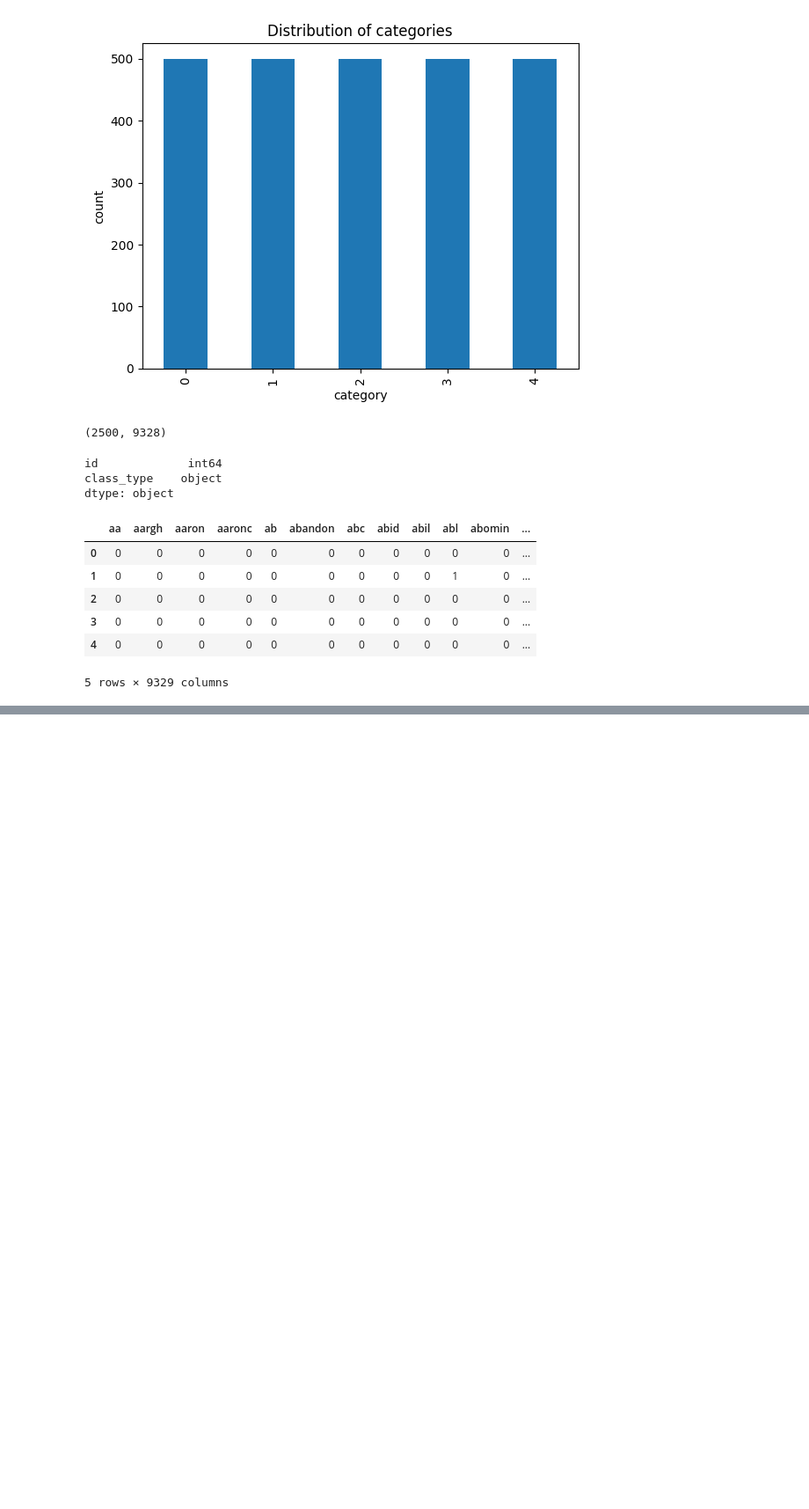
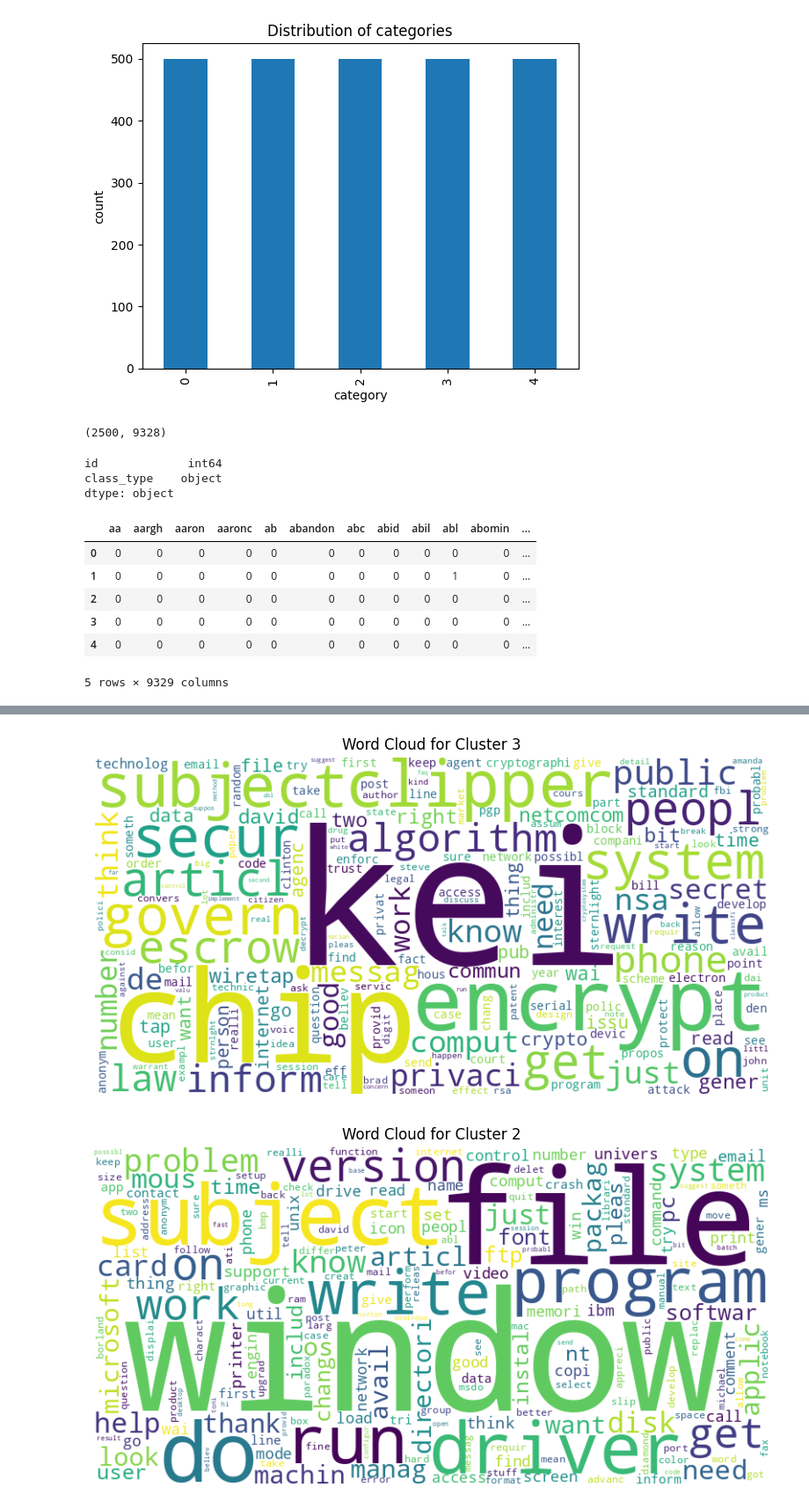
Before and after one commit to kushalnavghare/DSC-478_PRG_ML_APP, a Jupyter notebook: Assignment_3.ipynb, the cells around one changed output, grey strips where cells are left out. Shown at 88% size. Cells and saved outputs as stored; diff of their text form; code cells hidden in the pictures; blank space fills up the shorter version.

```diff
--- a/Assignment_3.ipynb
+++ b/Assignment_3.ipynb
@@ -680,0 +630,5 @@ X_train, X_test, y_train, y_test = train_test_split(X, y, random_state=RANDOM_ST
+# %%
+# constants
+num_cluster = 3
+tfidf_matrix = train_tfidf_matrix
+terms = raw_terms[0].to_list()
@@ -680,0 +740,30 @@ X_train, X_test, y_train, y_test = train_test_split(X, y, random_state=RANDOM_ST
+# %%
+kmeans = KMeans(n_clusters=4, random_state=RANDOM_STATE)
+# %%
+# fit on tfidf data
+labels = kmeans.fit_predict(train_tfidf_matrix)
+# %%
+# assign label to count vectorized data
+X_train['cluster_label'] = labels
+# %%
+for cluster in X_train.cluster_label.unique():
+  cluster_data = X_train[X_train['cluster_label'] == cluster]
+
+  # Combine terms and their counts
+  terms_and_counts = {}
+  for term in cluster_data.columns:
+    if term != 'cluster_label':
+      terms_and_counts[term] = cluster_data[term].sum()
+    # Create a WordCloud object
+  wordcloud = WordCloud(width=800, height=400, background_color='white')
+  wordcloud.generate_from_frequencies(terms_and_counts)
+
+  # Display the word cloud
+  plt.figure(figsize=(10, 5))
+  plt.imshow(wordcloud, interpolation='bilinear')
+  plt.axis('off')
+  plt.title(f'Word Cloud for Cluster {cluster}')
+  plt.show()
+# %% [output]
+[figure, added]
+[figure, added]
```
Also changed, not shown: parts of 56 cells of this notebook.
